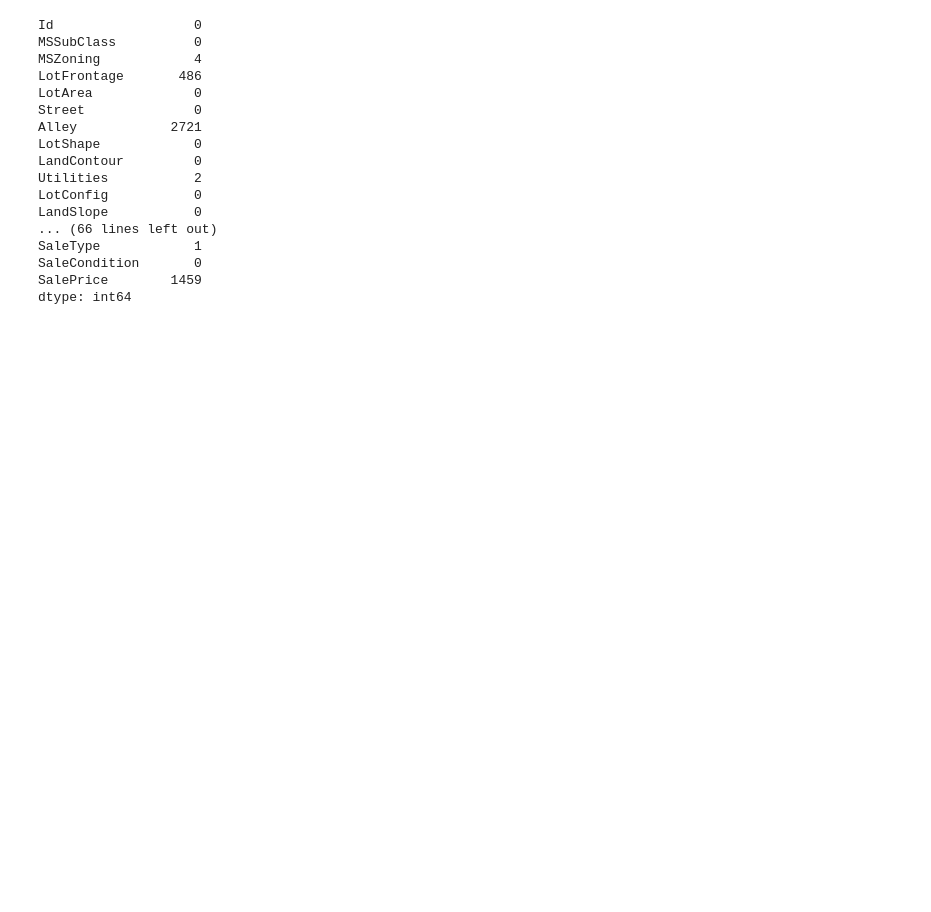
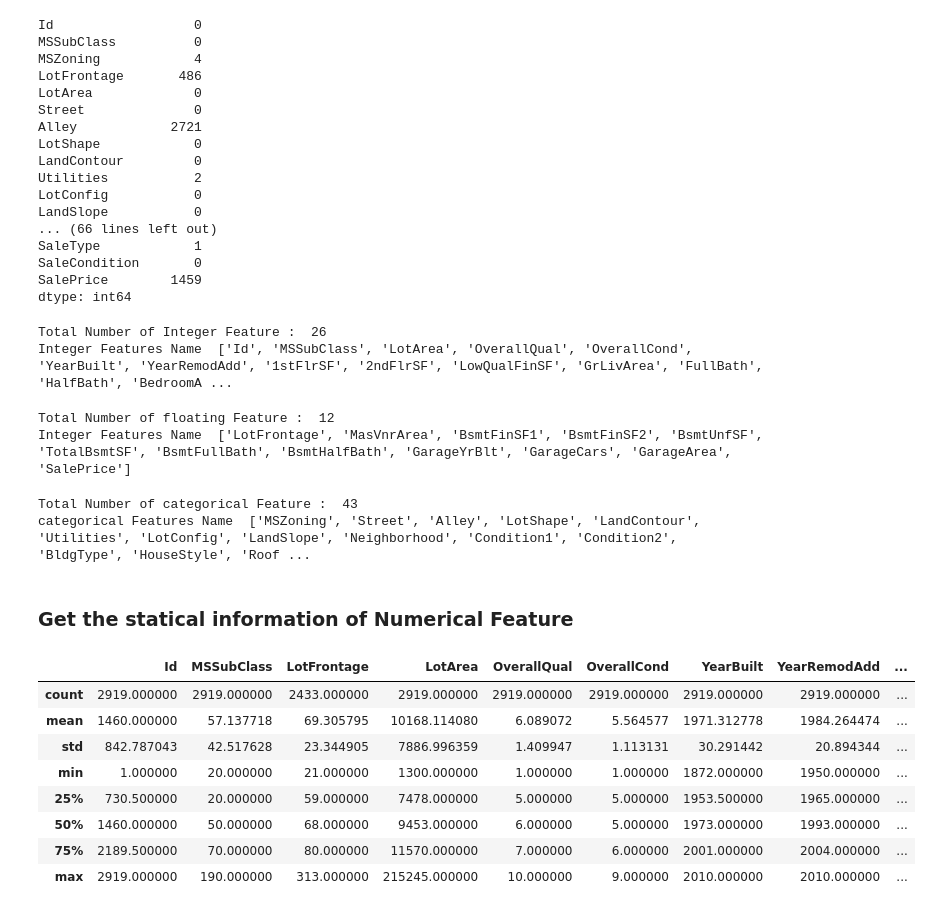
Before and after one commit to HarshRaut9945/House-Price-Prediction-Regression-Project, a Jupyter notebook: data.ipynb, the cells around one changed output. Saved outputs shown, nothing was run; the diff lists cells and outputs as text; code cells hidden in the pictures; blank space fills up the shorter version.

```diff
--- a/data.ipynb
+++ b/data.ipynb
@@ -98,0 +106,36 @@ dtype: int64
+# %%
+int_features=df.select_dtypes(include=["int64"]).columns
+print("Total Number of Integer Feature : ",int_features.shape[0])
+print("Integer Features Name ",int_features.tolist())
+# %% [output]
+Total Number of Integer Feature :  26
+Integer Features Name  ['Id', 'MSSubClass', 'LotArea', 'OverallQual', 'OverallCond', 'YearBuilt', 'YearRemodAdd', '1stFlrSF', '2ndFlrSF', 'LowQualFinSF', 'GrLivArea', 'FullBath', 'HalfBath', 'BedroomA ...
+# %%
+float_features=df.select_dtypes(include=["float64"]).columns
+print("Total Number of floating Feature : ",float_features.shape[0])
+print("Integer Features Name ",float_features.tolist())
+# %% [output]
+Total Number of floating Feature :  12
+Integer Features Name  ['LotFrontage', 'MasVnrArea', 'BsmtFinSF1', 'BsmtFinSF2', 'BsmtUnfSF', 'TotalBsmtSF', 'BsmtFullBath', 'BsmtHalfBath', 'GarageYrBlt', 'GarageCars', 'GarageArea', 'SalePrice']
+# %%
+#Categorical feature
+cat_features=df.select_dtypes(include=["object"]).columns
+print("Total Number of categorical Feature : ",cat_features.shape[0])
+print("categorical Features Name ",cat_features.tolist())
+# %% [output]
+Total Number of categorical Feature :  43
+categorical Features Name  ['MSZoning', 'Street', 'Alley', 'LotShape', 'LandContour', 'Utilities', 'LotConfig', 'LandSlope', 'Neighborhood', 'Condition1', 'Condition2', 'BldgType', 'HouseStyle', 'Roof ...
+# %% [markdown]
+### Get the statical information of Numerical Feature
+# %%
+df.describe()
+# %% [output]
+|  | Id | MSSubClass | LotFrontage | LotArea | OverallQual | OverallCond | YearBuilt | YearRemodAdd | ... |
+| count | 2919.000000 | 2919.000000 | 2433.000000 | 2919.000000 | 2919.000000 | 2919.000000 | 2919.000000 | 2919.000000 | ... |
+| mean | 1460.000000 | 57.137718 | 69.305795 | 10168.114080 | 6.089072 | 5.564577 | 1971.312778 | 1984.264474 | ... |
+| std | 842.787043 | 42.517628 | 23.344905 | 7886.996359 | 1.409947 | 1.113131 | 30.291442 | 20.894344 | ... |
+| min | 1.000000 | 20.000000 | 21.000000 | 1300.000000 | 1.000000 | 1.000000 | 1872.000000 | 1950.000000 | ... |
+| 25% | 730.500000 | 20.000000 | 59.000000 | 7478.000000 | 5.000000 | 5.000000 | 1953.500000 | 1965.000000 | ... |
+| 50% | 1460.000000 | 50.000000 | 68.000000 | 9453.000000 | 6.000000 | 5.000000 | 1973.000000 | 1993.000000 | ... |
+| 75% | 2189.500000 | 70.000000 | 80.000000 | 11570.000000 | 7.000000 | 6.000000 | 2001.000000 | 2004.000000 | ... |
+| max | 2919.000000 | 190.000000 | 313.000000 | 215245.000000 | 10.000000 | 9.000000 | 2010.000000 | 2010.000000 | ... |
```
Also changed, not shown: parts of 5 cells of this notebook, 1 other file.
